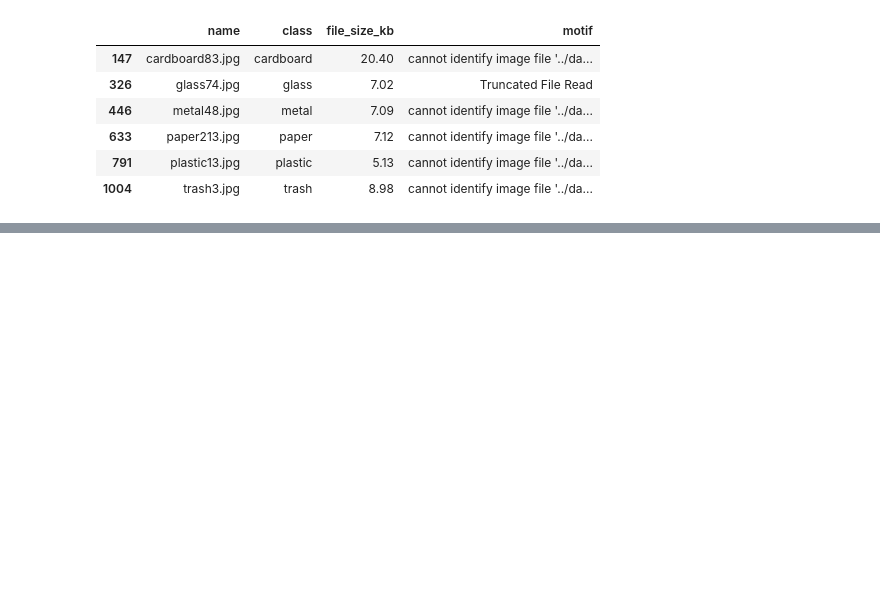
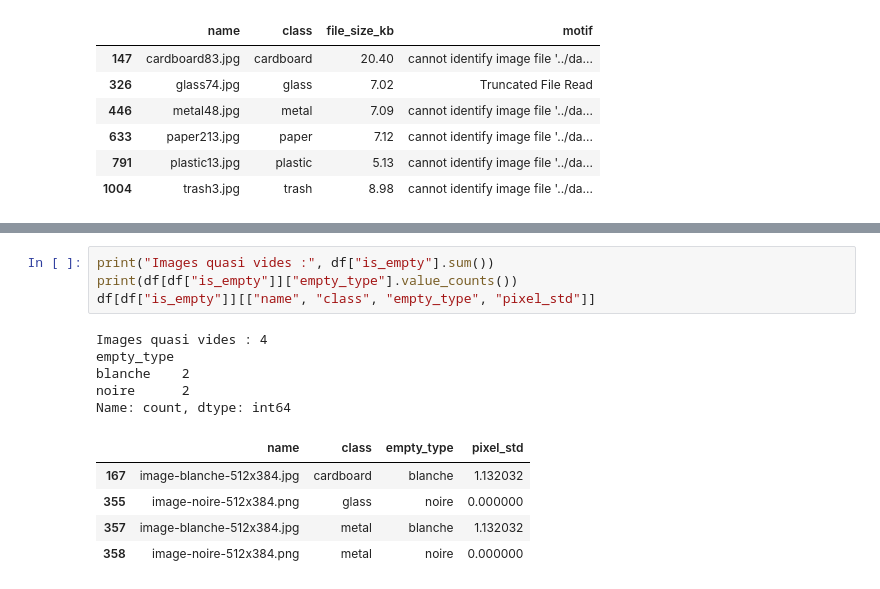
Before and after one commit to Damstat/atelier_prepa_donnees_images, a Jupyter notebook: notebooks/atelier_prepa_donnees_images.ipynb, the cells around one changed output, grey strips where cells are left out. Cells and saved outputs as stored; diff of their text form; blank space fills up the shorter version.

```diff
--- a/notebooks/atelier_prepa_donnees_images.ipynb
+++ b/notebooks/atelier_prepa_donnees_images.ipynb
@@ -169,0 +212,15 @@ Images corrompues : 6 / 1032 (0.58 %)
+# %%
+print("Images quasi vides :", df["is_empty"].sum())
+print(df[df["is_empty"]]["empty_type"].value_counts())
+df[df["is_empty"]][["name", "class", "empty_type", "pixel_std"]]
+# %% [output]
+Images quasi vides : 4
+empty_type
+blanche    2
+noire      2
+Name: count, dtype: int64
+|  | name | class | empty_type | pixel_std |
+| 167 | image-blanche-512x384.jpg | cardboard | blanche | 1.132032 |
+| 355 | image-noire-512x384.png | glass | noire | 0.000000 |
+| 357 | image-blanche-512x384.jpg | metal | blanche | 1.132032 |
+| 358 | image-noire-512x384.png | metal | noire | 0.000000 |
```
Also changed, not shown: parts of 5 cells of this notebook.
